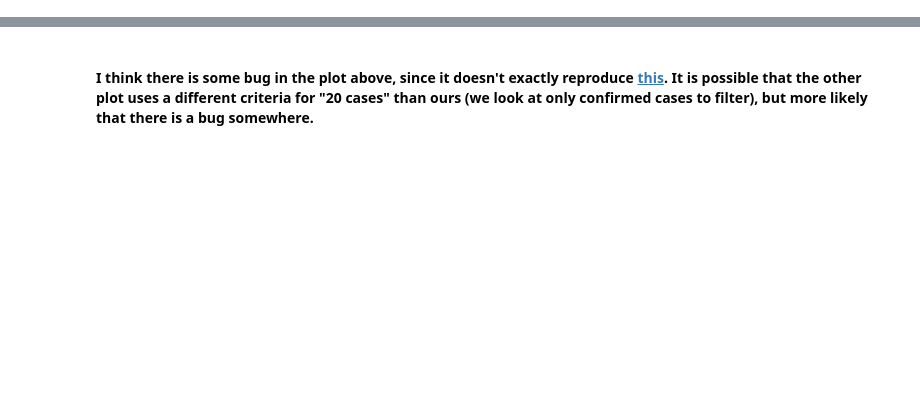
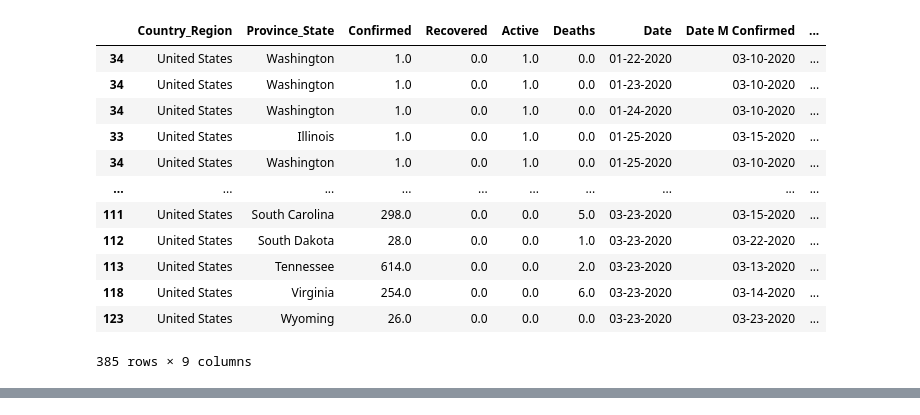
Before and after one commit to covidvis/covid19-vis, a Jupyter notebook: Basic Confirmed Timeline.ipynb, the cells around one changed output, grey strips where cells are left out. Drawn from its saved outputs; the diff is of its cells as text; code cells hidden in the pictures; blank space fills up the shorter version.

```diff
--- a/Basic Confirmed Timeline.ipynb
+++ b/Basic Confirmed Timeline.ipynb
@@ -105 +129,31 @@ usa["Days Since First 20 Confirmed"] = usa.apply(lambda x: days_between(firstDay
+# %%
+cases_usa      = total_cases_df[total_cases_df["Country_Region"]=="United States"]
+# cases_usa = cases_usa.dropna()
+
+# Tabulate the top L states with the highest total number of Confirmed cases
+L              = 50
+topLstates     = list(cases_usa.groupby("Province_State").sum()["Confirmed"].nlargest(L).index)
+cases_usa      = cases_usa[cases_usa["Province_State"].isin(topLstates)]
+
+# Compute days since M = 20 confirmed cases; drop those with no M confirmed cases
+M              = 20
+days_since_M                   = cases_usa[cases_usa["Confirmed"]>M].groupby("Province_State")["Date"].min().to_dict()
+cases_usa['Date M Confirmed']  = cases_usa.apply  (lambda x: days_since_M.get(x['Province_State']),axis=1)
+cases_usa                      = cases_usa.dropna (subset=['Date M Confirmed'])
+cases_usa['Days from M']       = cases_usa.apply  (lambda x: days_between(x["Date M Confirmed"], x["Date"]), axis = 1)
+cases_usa
+# %% [output]
+|  | Country_Region | Province_State | Confirmed | Recovered | Active | Deaths | Date | Date M Confirmed | ... |
+| 34 | United States | Washington | 1.0 | 0.0 | 1.0 | 0.0 | 01-22-2020 | 03-10-2020 | ... |
+| 34 | United States | Washington | 1.0 | 0.0 | 1.0 | 0.0 | 01-23-2020 | 03-10-2020 | ... |
+| 34 | United States | Washington | 1.0 | 0.0 | 1.0 | 0.0 | 01-24-2020 | 03-10-2020 | ... |
+| 33 | United States | Illinois | 1.0 | 0.0 | 1.0 | 0.0 | 01-25-2020 | 03-15-2020 | ... |
+| 34 | United States | Washington | 1.0 | 0.0 | 1.0 | 0.0 | 01-25-2020 | 03-10-2020 | ... |
+| ... | ... | ... | ... | ... | ... | ... | ... | ... | ... |
+| 111 | United States | South Carolina | 298.0 | 0.0 | 0.0 | 5.0 | 03-23-2020 | 03-15-2020 | ... |
+| 112 | United States | South Dakota | 28.0 | 0.0 | 0.0 | 1.0 | 03-23-2020 | 03-22-2020 | ... |
+| 113 | United States | Tennessee | 614.0 | 0.0 | 0.0 | 2.0 | 03-23-2020 | 03-13-2020 | ... |
+| 118 | United States | Virginia | 254.0 | 0.0 | 0.0 | 6.0 | 03-23-2020 | 03-14-2020 | ... |
+| 123 | United States | Wyoming | 26.0 | 0.0 | 0.0 | 0.0 | 03-23-2020 | 03-23-2020 | ... |
+385 rows × 9 columns
 # %%
@@ -111,5 +165,3 @@ chart = alt.Chart(usa).mark_line().encode(
 chart.interactive()
 # %% [output]
 [interactive output not drawn]
-# %% [markdown]
-#### I think there is some bug in the plot above, since it doesn't exactly reproduce [this](http://91-divoc.com/pages/covid-visualization/). It is possible that the other plot uses a different criteria for "20 cases" than ours (we look at only confirmed cases to filter), but more likely that there is a bug somewhere.
```
Also changed, not shown: parts of 25 cells of this notebook, 1 other file.
